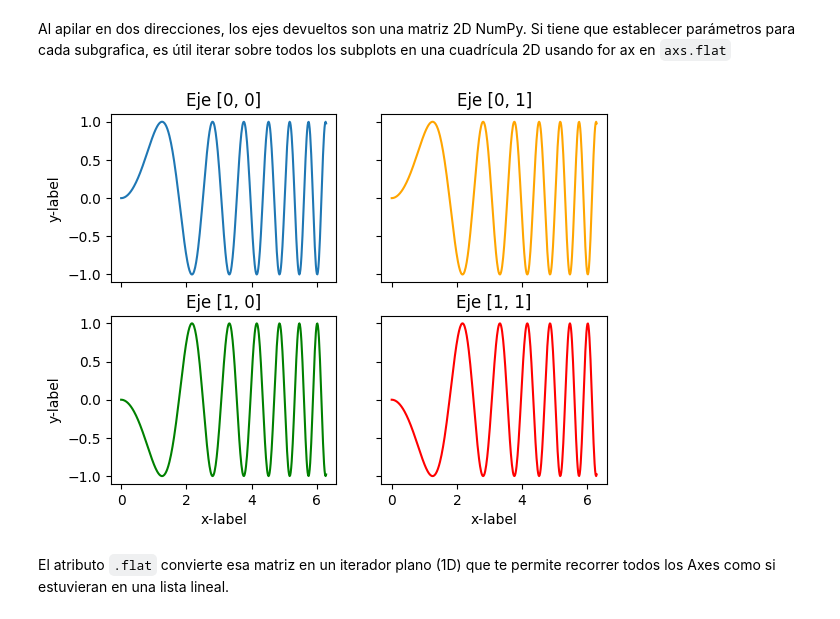
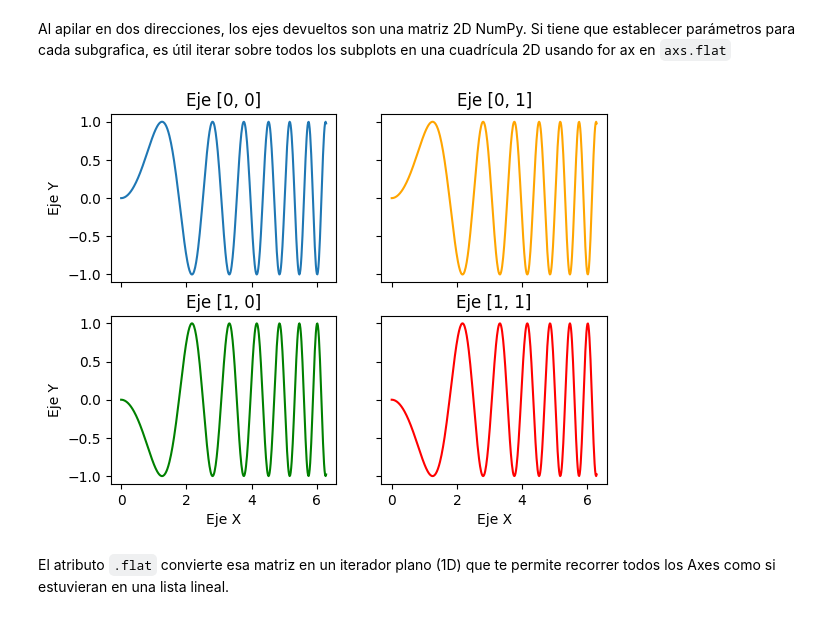
Before and after one commit to pjhh-umar/ProgramacionDOS, a Jupyter notebook: Temas/Tema6_Subplots.ipynb, the cells around one changed output. Cells and saved outputs as stored; diff of their text form; code cells hidden in the pictures.

```diff
--- a/Temas/Tema6_Subplots.ipynb
+++ b/Temas/Tema6_Subplots.ipynb
@@ -179,25 +179,23 @@ Al apilar en dos direcciones, los ejes devueltos son una matriz 2D NumPy. Si tie
 # %%
 
 x = np.linspace(0, 2 * np.pi, 400)
 y = np.sin(x ** 2)
 
 fig, axs = plt.subplots(2, 2)
 axs[0, 0].plot(x, y)
 axs[0, 0].set_title('Eje [0, 0]')
 axs[0, 1].plot(x, y, 'orange')
 axs[0, 1].set_title('Eje [0, 1]')
 axs[1, 0].plot(x, -y, 'green')
 axs[1, 0].set_title('Eje [1, 0]')
 axs[1, 1].plot(x, -y, 'red')
 axs[1, 1].set_title('Eje [1, 1]')
 
 for ax in axs.flat:
-    ax.set(xlabel='x-label', ylabel='y-label')
-
-for ax in axs.flat:
+    ax.set(xlabel='Eje X', ylabel='Eje Y')
     ax.label_outer()
 # %% [output]
-[figure, old version]
+[figure, new version]
 # %% [markdown]
 El atributo `.flat` convierte esa matriz en un iterador plano (1D) que te permite recorrer todos los Axes como si estuvieran en una lista lineal.
 # %% [markdown]
```
Also changed, not shown: parts of 5 cells of this notebook.
